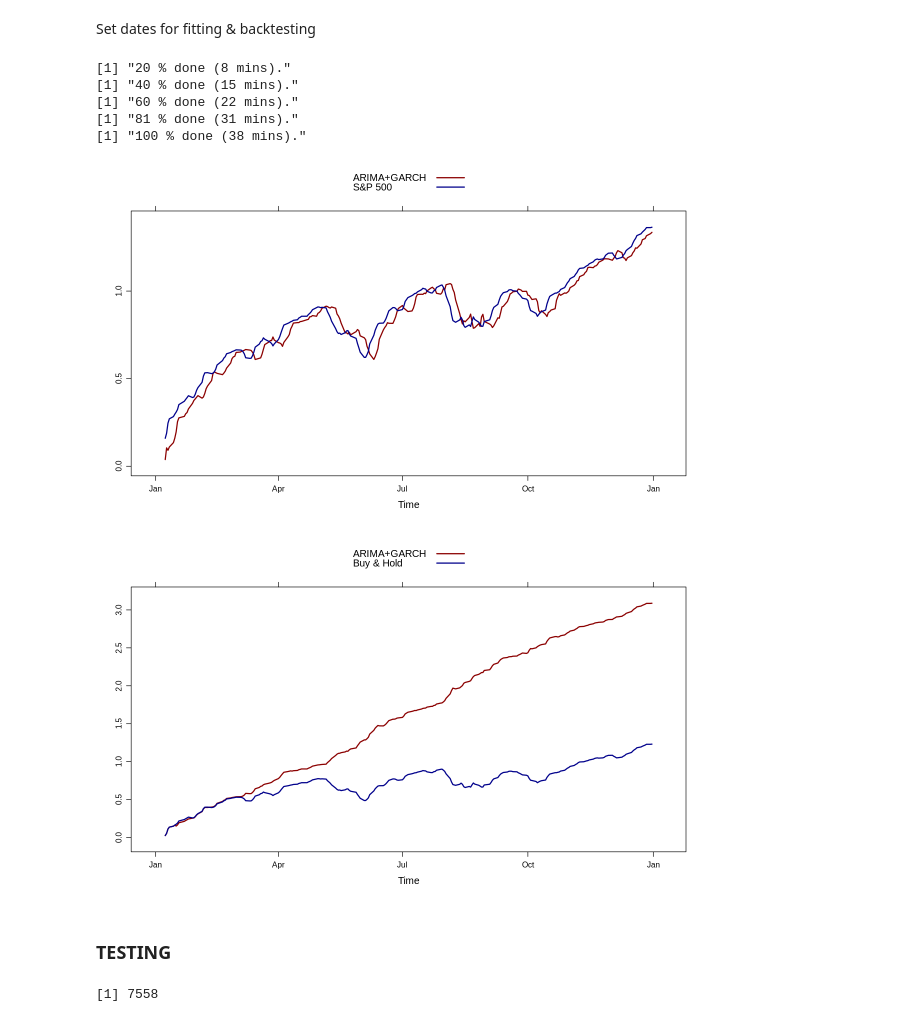
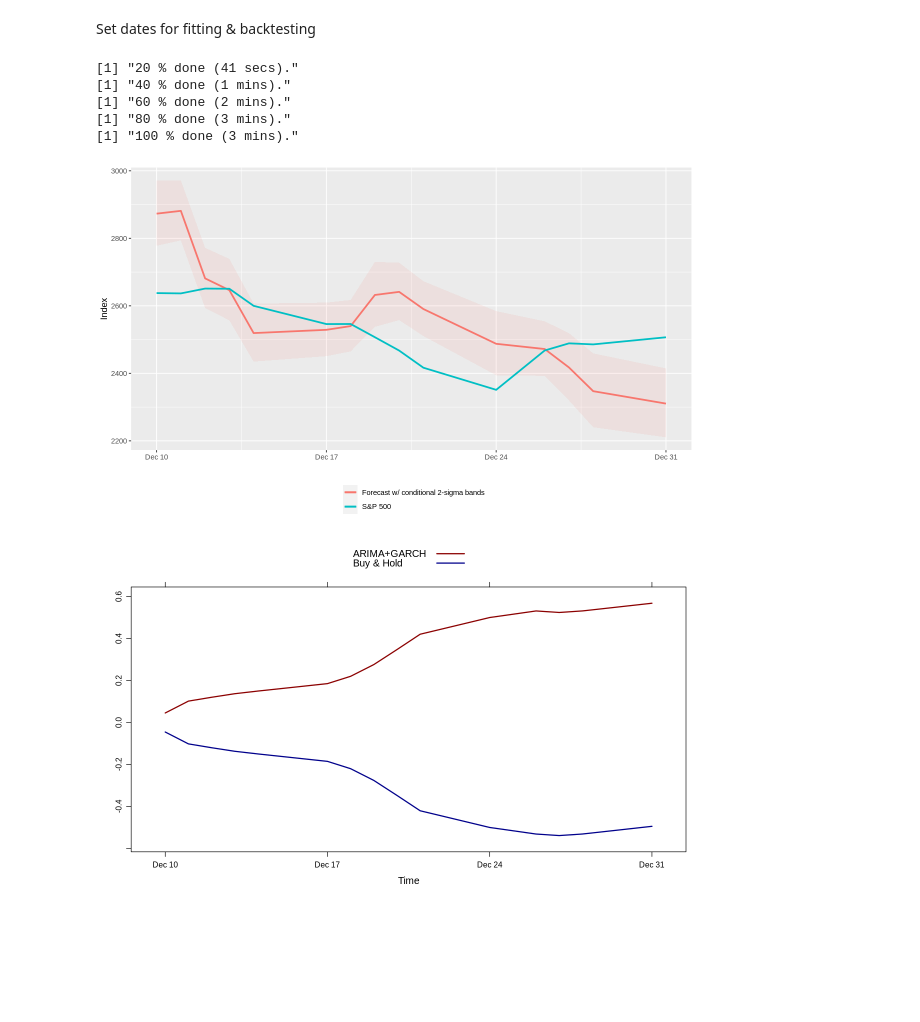
Before and after one commit to lbk209/timeseries, a Jupyter notebook: r_quantstart_arima_garch_gc.ipynb, the cells around one changed output. Drawn from its saved outputs; the diff is of its cells as text; code cells hidden in the pictures; blank space fills up the shorter version.

Commit message:
create ag.plotforecast

```diff
--- a/r_quantstart_arima_garch_gc.ipynb
+++ b/r_quantstart_arima_garch_gc.ipynb
@@ -581,11 +581,11 @@ getSymbols("^GSPC", from=start, to=end)
 # %% [output]
 [1] "^GSPC"
 # %%
-lag <- 5
+lookahead <- 5
 
-spReturns <- diff(log(Cl(GSPC)), lag=lag)
+spReturns <- diff(log(Cl(GSPC)), lag=lookahead)
 
-spReturns[as.character(head(index(Cl(GSPC)),lag))] = 0
+spReturns[as.character(head(index(Cl(GSPC)),lookahead))] = 0
 
 length(spReturns)
 # %% [output]
@@ -594,10 +594,12 @@ length(spReturns)
 Set dates for fitting & backtesting
 # %%
 # for backtesting
-bt.start <- "2019-01-01"
-bt.end <- "2019-12-31"
+#bt.start <- "2019-01-01"
+#bt.end <- "2019-12-31"
 #bt.start <- "2018-01-01"
 #bt.end <- "2018-12-31"
+bt.start <- "2018-12-01"
+bt.end <- "2018-12-31"
 
 YEAR <- 252
 windowLength <- 5*YEAR # for fitting
@@ -610,32 +612,20 @@ foreLength <- nrow(window(ret, start=bt.start))
 l <- nrow(ret)
 ret <- ret[(l-windowLength-foreLength):l]
 # %%
-pred <- ag.forecast(ret, foreLength, windowLength, lag)
+pred <- ag.forecast(ret, foreLength, windowLength, lookahead)
 # %% [output]
-[1] "20 % done (8 mins)."
-[1] "40 % done (15 mins)."
-[1] "60 % done (22 mins)."
-[1] "81 % done (31 mins)."
-[1] "100 % done (38 mins)."
+[1] "20 % done (41 secs)."
+[1] "40 % done (1 mins)."
+[1] "60 % done (2 mins)."
+[1] "80 % done (3 mins)."
+[1] "100 % done (3 mins)."
 # %%
 my.figsize(10,6)
 # %%
-ag.plotvalues(pred, ret, lag)
+ag.plotforecast(pred, Cl(GSPC), lookahead)
 # %% [output]
-[figure, old version]
+[figure, new version]
 # %%
-ag.backtest(pred, ret, lag)
+ag.backtest(pred[,1], ret, lookahead)
 # %% [output]
-[figure, old version]
+[figure, new version]
-# %% [markdown]
-### TESTING
-# %%
-lag <- 5
-
-spReturns <- diff(log(Cl(GSPC)), lag=lag)
-
-spReturns[as.character(head(index(Cl(GSPC)),lag))] = 0
-
-length(spReturns)
-# %% [output]
-[1] 7558
```
Also changed, not shown: parts of 39 cells of this notebook.
